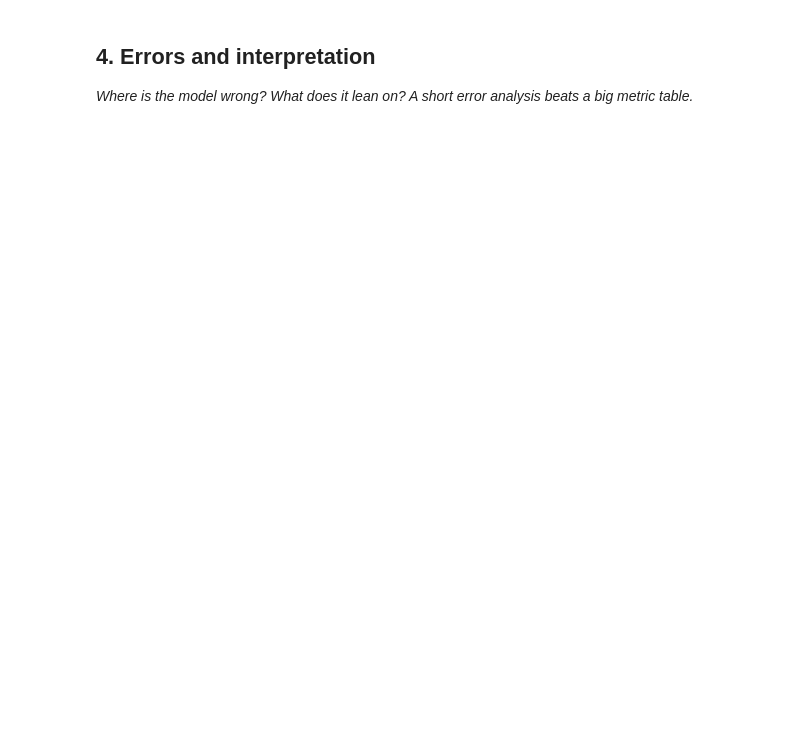
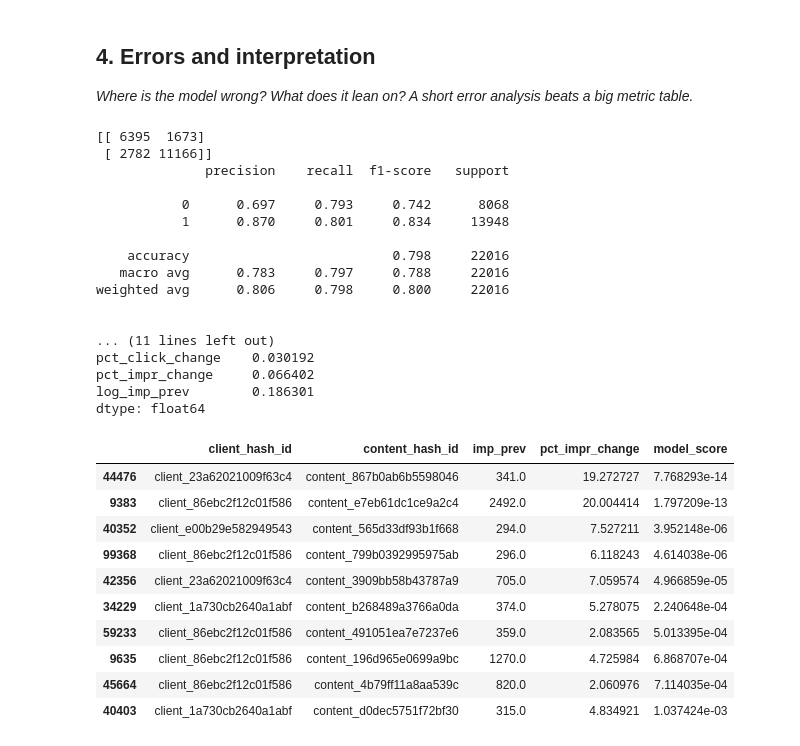
Before and after one commit to Szan-12345/FLYRANK-MACHINE-LEARNING, a Jupyter notebook: FLYRANK-MACHINE-LEARNING-main/work/notebooks/w05_model.ipynb, the cells around one changed output. Saved outputs shown, nothing was run; the diff lists cells and outputs as text; code cells hidden in the pictures; blank space fills up the shorter version.

```diff
--- a/FLYRANK-MACHINE-LEARNING-main/work/notebooks/w05_model.ipynb
+++ b/FLYRANK-MACHINE-LEARNING-main/work/notebooks/w05_model.ipynb
@@ -8,0 +45,16 @@ This skeleton is yours to fill. Work the sections **in order** — each one has
+# %%
+# This cell is for CODE (numbers, a query, a check).
+# Same rule constants as Week 4's baseline — carried over unchanged so w05 compares
+# against the identical rule, not a drifted copy of it.
+WINDOW_DAYS       = 15
+MIN_PREV_IMPR     = 50
+IMPR_DROP_THRESH  = 0.20
+CLICK_DROP_THRESH = 0.20
+POS_SLIP_THRESH   = 1.0
+ACTIVITY_DROP_FRAC= 0.25
+
+W_IMPR, W_CLICK, W_POS, W_ACTIVITY = 0.40, 0.25, 0.20, 0.15
+assert abs((W_IMPR + W_CLICK + W_POS + W_ACTIVITY) - 1.0) < 1e-9
+
+REASON_CODES = ['IMPR_DROP', 'CLICK_DROP', 'POSITION_SLIP', 'ACTIVITY_DROP']
+print('rule constants set')
@@ -20,3 +183,10 @@ This skeleton is yours to fill. Work the sections **in order** — each one has
 # %%
 # This cell is for CODE (numbers, a query, a check).
 # Write your text answer in the cell ABOVE this one — typing sentences here breaks Run All.
+# This cell is for CODE (numbers, a query, a check).
+gss = GroupShuffleSplit(n_splits=1, test_size=0.2, random_state=SEED)
+train_idx, test_idx = next(gss.split(d2, groups=d2['client_hash_id']))
+
+overlap = set(d2.iloc[train_idx]['client_hash_id']) & set(d2.iloc[test_idx]['client_hash_id'])
+print('client overlap between train/test:', len(overlap), '(must be 0)')
+print('train rows:', len(train_idx), '| test rows:', len(test_idx))
@@ -36,0 +294,45 @@ This skeleton is yours to fill. Work the sections **in order** — each one has
+# %%
+# This cell is for CODE (numbers, a query, a check).
+# Write your text answer in the cell ABOVE this one — typing sentences here breaks Run All.
+# This cell is for CODE (numbers, a query, a check).
+preds = (test['model_score'] >= 0.5).astype(int)
+print(confusion_matrix(y_test, preds))
+print(classification_report(y_test, preds, digits=3))
+
+coef_table = pd.Series(clf.coef_[0], index=FEATURES).sort_values()
+print("\nCoefficients:\n", coef_table)
+
+perm = permutation_importance(clf, X_test, y_test, n_repeats=20, random_state=SEED)
+print("\nPermutation importance:\n", pd.Series(perm.importances_mean, index=FEATURES).sort_values())
+
+fn = test[(y_test == 1) & (preds == 0)].sort_values('model_score')
+fn[['client_hash_id','content_hash_id','imp_prev','pct_impr_change','model_score']].head(10)
+# %% [output]
+[[ 6395  1673]
+ [ 2782 11166]]
+              precision    recall  f1-score   support
+
+           0      0.697     0.793     0.742      8068
+           1      0.870     0.801     0.834     13948
+
+    accuracy                          0.798     22016
+   macro avg      0.783     0.797     0.788     22016
+weighted avg      0.806     0.798     0.800     22016
+
+
+... (11 lines left out)
+pct_click_change    0.030192
+pct_impr_change     0.066402
+log_imp_prev        0.186301
+dtype: float64
+|  | client_hash_id | content_hash_id | imp_prev | pct_impr_change | model_score |
+| 44476 | client_23a62021009f63c4 | content_867b0ab6b5598046 | 341.0 | 19.272727 | 7.768293e-14 |
+| 9383 | client_86ebc2f12c01f586 | content_e7eb61dc1ce9a2c4 | 2492.0 | 20.004414 | 1.797209e-13 |
+| 40352 | client_e00b29e582949543 | content_565d33df93b1f668 | 294.0 | 7.527211 | 3.952148e-06 |
+| 99368 | client_86ebc2f12c01f586 | content_799b0392995975ab | 296.0 | 6.118243 | 4.614038e-06 |
+| 42356 | client_23a62021009f63c4 | content_3909bb58b43787a9 | 705.0 | 7.059574 | 4.966859e-05 |
+| 34229 | client_1a730cb2640a1abf | content_b268489a3766a0da | 374.0 | 5.278075 | 2.240648e-04 |
+| 59233 | client_86ebc2f12c01f586 | content_491051ea7e7237e6 | 359.0 | 2.083565 | 5.013395e-04 |
+| 9635 | client_86ebc2f12c01f586 | content_196d965e0699a9bc | 1270.0 | 4.725984 | 6.868707e-04 |
+| 45664 | client_86ebc2f12c01f586 | content_4b79ff11a8aa539c | 820.0 | 2.060976 | 7.114035e-04 |
+| 40403 | client_1a730cb2640a1abf | content_d0dec5751f72bf30 | 315.0 | 4.834921 | 1.037424e-03 |
```
Also changed, not shown: parts of 15 cells of this notebook.
